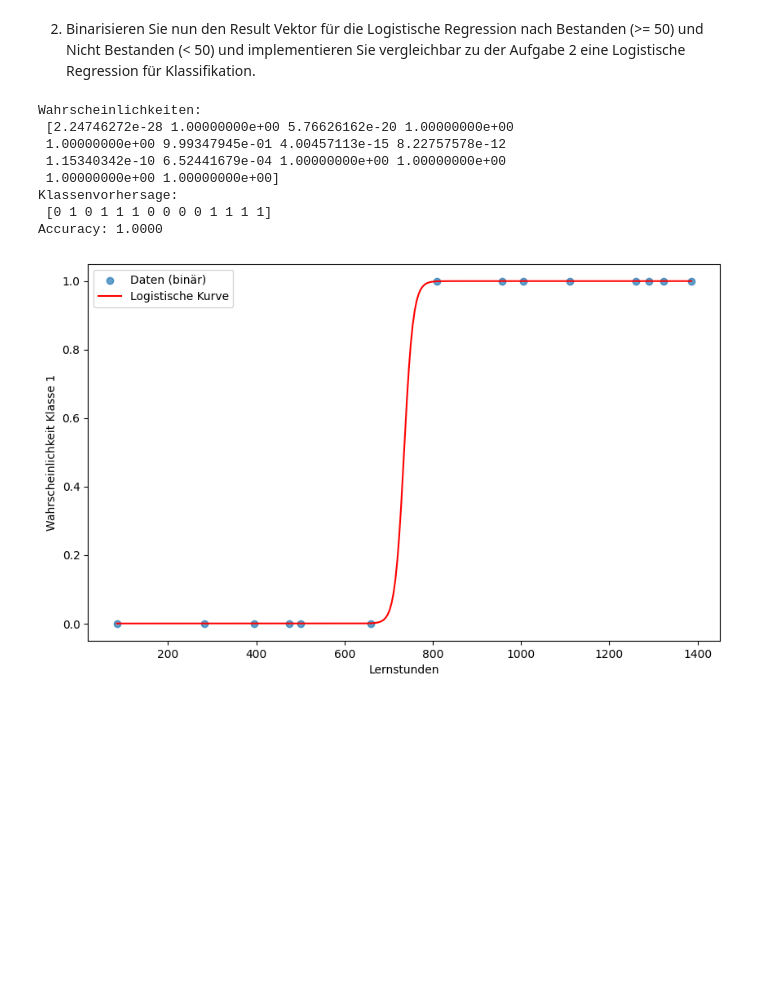
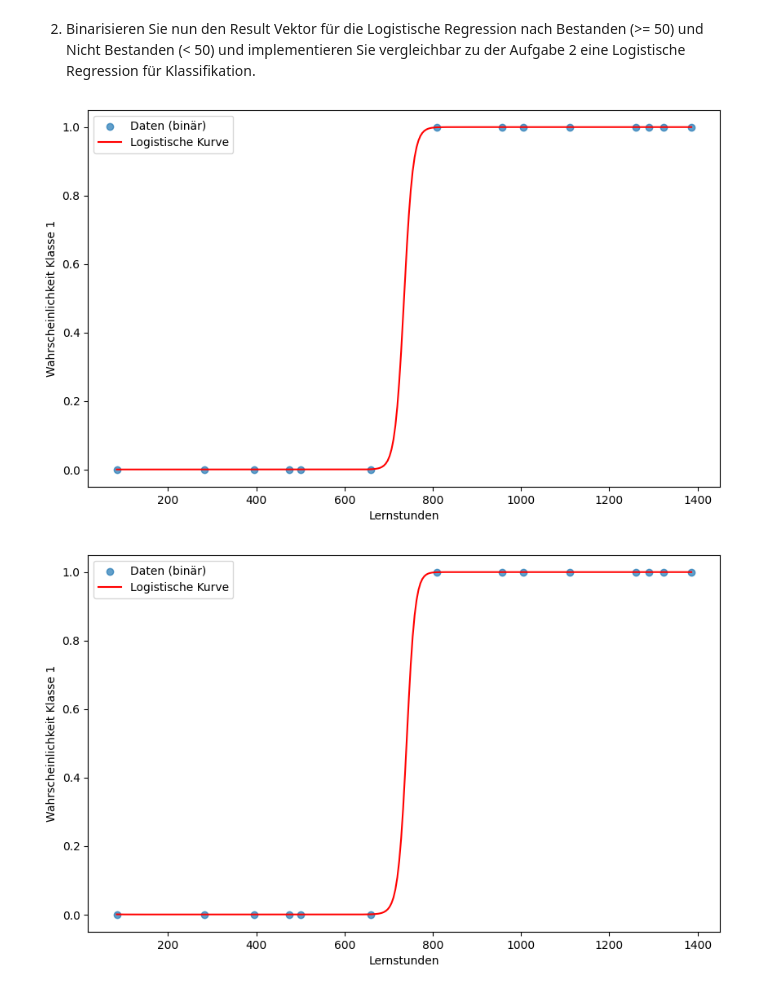
Before and after one commit to frieba/full-stack-machine-llearning-my-clone, a Jupyter notebook: Übungsaufgaben/Basismodule/B06_lineare_Methoden/B06_Vorlage_lineare_Methoden.ipynb, the cells around one changed output. Saved outputs shown, nothing was run; the diff lists cells and outputs as text; code cells hidden in the pictures; blank space fills up the shorter version.

```diff
--- a/Übungsaufgaben/Basismodule/B06_lineare_Methoden/B06_Vorlage_lineare_Methoden.ipynb
+++ b/Übungsaufgaben/Basismodule/B06_lineare_Methoden/B06_Vorlage_lineare_Methoden.ipynb
@@ -130,63 +137,35 @@ Polynom Grad 7: MSE = 76.2904
 # %%
 # Binarisieren Sie das Ergebnis, so dass der Vektor nur noch aus 0 und 1 besteht
 result_binary = np.where(result >= 50, 1, 0)
 #print(result_binary)
 #print(studying)
 
-# trainiere logistische Regression
-poly = PolynomialFeatures(1)  # hier Grad 1 (linear) – kann erhöht werden
-x_poly = poly.fit_transform(studying.reshape(-1, 1))
+# Für die logistische Regression verwenden wir sklearn statt einer eigenen Sigmoid-Klasse
 
-logreg = LogisticRegression()
-logreg.fit(x_poly, result_binary)
+for degree in range(1, 8):
+    poly = PolynomialFeatures(degree)  # hier Grad 1 (linear) – kann erhöht werden
+    x_poly = poly.fit_transform(studying.reshape(-1, 1))
+    logreg = LogisticRegression()
+    logreg.fit(x_poly, result_binary)
+    # Vorhersagewahrscheinlichkeiten und Klassenvorhersage
+    probs = logreg.predict_proba(x_poly)[:, 1]  # Wahrscheinlichkeit für Klasse 1
+    preds = logreg.predict(x_poly)
+    accuracy = np.mean(preds == result_binary)
+    # print("Wahrscheinlichkeiten:\n", probs)
+    # print("Klassenvorhersage:\n", preds)
+    # print(f"Accuracy: {accuracy:.4f}")
 
-
-# Vorhersagewahrscheinlichkeiten und Klassenvorhersage
-probs = logreg.predict_proba(x_poly)[:, 1]  # Wahrscheinlichkeit für Klasse 1
-preds = logreg.predict(x_poly)
-
-accuracy = np.mean(preds == result_binary)
-
-#print("Wahrscheinlichkeiten:\n", probs)
-#print("Klassenvorhersage:\n", preds)
-print(f"Accuracy: {accuracy:.4f}")
-
-# Visualisierung über Wertebereich (optional)
-x_range = np.linspace(studying.min(), studying.max(), 300).reshape(-1, 1)
-x_poly_range = poly.transform(x_range)
-y_prob_range = logreg.predict_proba(x_poly_range)[:, 1]
-
-plt.figure(figsize=(10, 6))
-plt.scatter(studying, result_binary, label="Daten (binär)", alpha=0.7)
-plt.plot(x_range, y_prob_range, color="red", label="Logistische Kurve")
-plt.xlabel("Lernstunden")
-plt.ylabel("Wahrscheinlichkeit Klasse 1")
-plt.legend()
-plt.show()
-
-def plot_original_data(ax, x: np.ndarray, y: np.ndarray):
-    ax.scatter(
-        x[np.argwhere(y >= 50)].ravel(),
-        y[np.argwhere(y >= 50)].ravel(),
-        c="green",
-        label="Bestanden",
-    )
-    ax.scatter(
-        x[np.argwhere(y < 50)].ravel(),
-        y[np.argwhere(y < 50)].ravel(),
-        c="red",
-        label="Nicht bestanden",
-    )
-
-
-# Für die logistische Regression verwenden wir sklearn statt einer eigenen Sigmoid-Klasse
+    # Visualisierung über Wertebereich (optional)
+    x_range = np.linspace(studying.min(), studying.max(), 300).reshape(-1, 1)
+    x_poly_range = poly.transform(x_range)
+    y_prob_range = logreg.predict_proba(x_poly_range)[:, 1]
+    plt.figure(figsize=(10, 6))
+    plt.scatter(studying, result_binary, label="Daten (binär)", alpha=0.7)
+    plt.plot(x_range, y_prob_range, color="red", label="Logistische Kurve")
+    plt.xlabel("Lernstunden")
+    plt.ylabel("Wahrscheinlichkeit Klasse 1")
+    plt.legend()
+    plt.show()
 # %% [output]
-Wahrscheinlichkeiten:
- [2.24746272e-28 1.00000000e+00 5.76626162e-20 1.00000000e+00
- 1.00000000e+00 9.99347945e-01 4.00457113e-15 8.22757578e-12
- 1.15340342e-10 6.52441679e-04 1.00000000e+00 1.00000000e+00
- 1.00000000e+00 1.00000000e+00]
-Klassenvorhersage:
- [0 1 0 1 1 1 0 0 0 0 1 1 1 1]
-Accuracy: 1.0000
 [figure]
+[figure, added]
```
Also changed, not shown: parts of 4 cells of this notebook.
